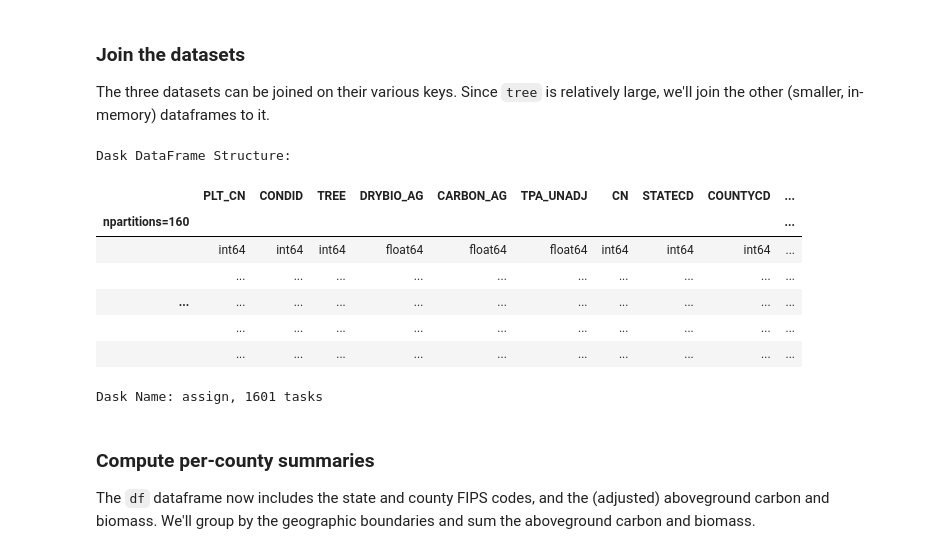
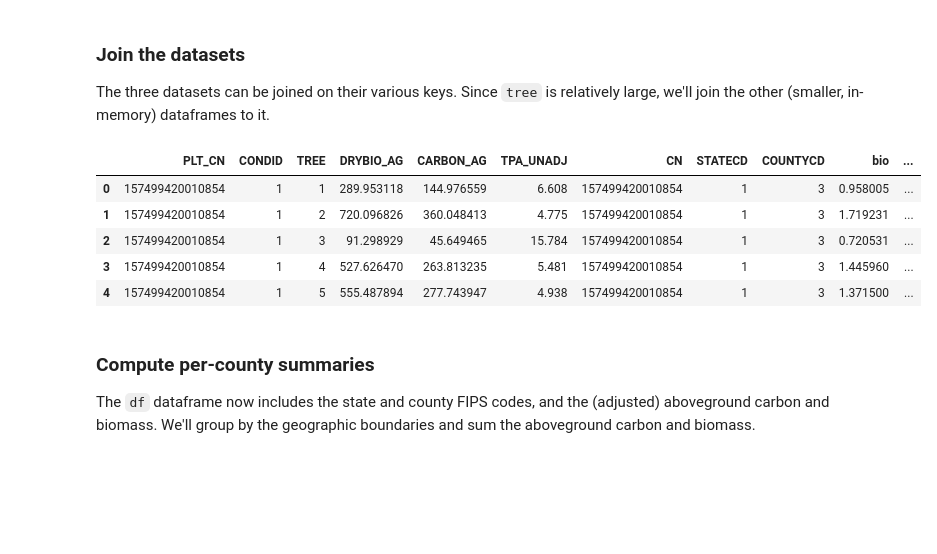
Before and after one commit to geo-rao/open-environmental-data-in-the-cloud, a Jupyter notebook: fia-example-planetary-computer.ipynb, the cells around one changed output. Drawn from its saved outputs; the diff is of its cells as text; code cells hidden in the pictures; blank space fills up the shorter version.

```diff
--- a/fia-example-planetary-computer.ipynb
+++ b/fia-example-planetary-computer.ipynb
@@ -72,19 +72,16 @@ The three datasets can be joined on their various keys. Since `tree` is relative
 # %%
 df = tree.merge(plot.assign(PLT_CN=plot.CN).compute(), on="PLT_CN").assign(
     bio=lambda df: df.DRYBIO_AG * df.TPA_UNADJ / 2000,
     carbon=lambda df: df.CARBON_AG * df.TPA_UNADJ / 2000,
 )
-df
+df.head()
 # %% [output]
-Dask DataFrame Structure:
-|  | PLT_CN | CONDID | TREE | DRYBIO_AG | CARBON_AG | TPA_UNADJ | CN | STATECD | COUNTYCD | ... |
-| npartitions=160 |  |  |  |  |  |  |  |  |  | ... |
-|  | int64 | int64 | int64 | float64 | float64 | float64 | int64 | int64 | int64 | ... |
-|  | ... | ... | ... | ... | ... | ... | ... | ... | ... | ... |
-| ... | ... | ... | ... | ... | ... | ... | ... | ... | ... | ... |
-|  | ... | ... | ... | ... | ... | ... | ... | ... | ... | ... |
-|  | ... | ... | ... | ... | ... | ... | ... | ... | ... | ... |
+|  | PLT_CN | CONDID | TREE | DRYBIO_AG | CARBON_AG | TPA_UNADJ | CN | STATECD | COUNTYCD | bio | ... |
+| 0 | 157499420010854 | 1 | 1 | 289.953118 | 144.976559 | 6.608 | 157499420010854 | 1 | 3 | 0.958005 | ... |
+| 1 | 157499420010854 | 1 | 2 | 720.096826 | 360.048413 | 4.775 | 157499420010854 | 1 | 3 | 1.719231 | ... |
+| 2 | 157499420010854 | 1 | 3 | 91.298929 | 45.649465 | 15.784 | 157499420010854 | 1 | 3 | 0.720531 | ... |
+| 3 | 157499420010854 | 1 | 4 | 527.626470 | 263.813235 | 5.481 | 157499420010854 | 1 | 3 | 1.445960 | ... |
+| 4 | 157499420010854 | 1 | 5 | 555.487894 | 277.743947 | 4.938 | 157499420010854 | 1 | 3 | 1.371500 | ... |
-Dask Name: assign, 1601 tasks
 # %% [markdown]
 ### Compute per-county summaries
 
```
Also changed, not shown: parts of 4 cells of this notebook.
